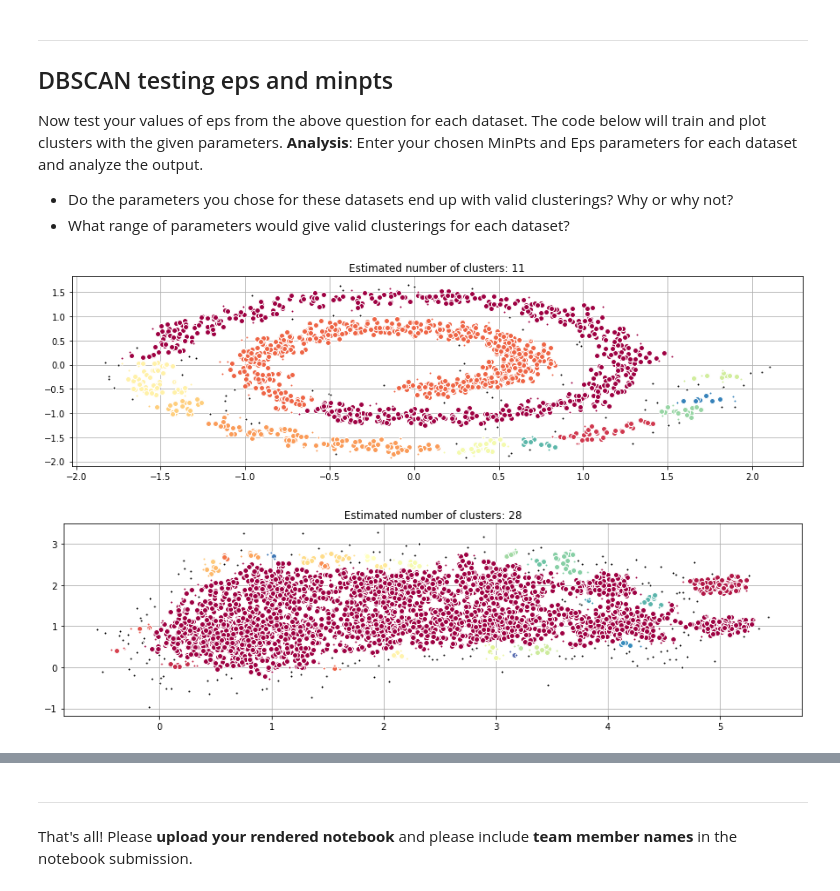
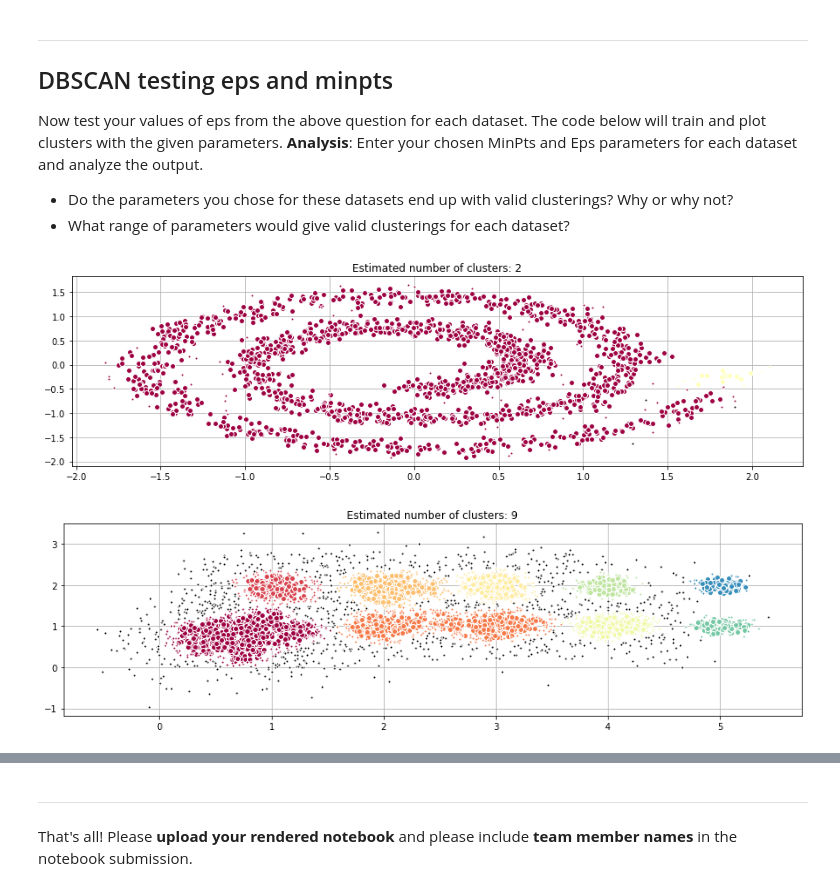
Before and after one commit to zharris1/ICA_Clustering, a Jupyter notebook: ICA4_DataMining.ipynb, the cells around one changed output, grey strips where cells are left out. Cells and saved outputs as stored; diff of their text form; code cells hidden in the pictures.

```diff
--- a/ICA4_DataMining.ipynb
+++ b/ICA4_DataMining.ipynb
@@ -310,8 +318,8 @@ from sklearn.neighbors import kneighbors_graph
 
 #=======================================================
 # CHANGE THESE VALUES TO ADJUST MINPTS FOR EACH DATASET
-X2_N = 4
-X3_N = 4
+X2_N = 8
+X3_N = 25
 #=======================================================
 
 # create connectivity graphs before calcualting the hierarchy
@@ -370,9 +381,9 @@ from sklearn.cluster import DBSCAN
 #=====================================
 # ENTER YOUR CODE HERE TO CHANGE MINPTS AND EPS FOR EACH DATASET
 X2_minpts = X2_N # from above
-X2_eps = 0.1
+X2_eps = 0.17
 X3_minpts = X3_N # from above
-X3_eps = 0.1
+X3_eps = 0.15
 #=====================================
 
 for i, (data, minpts, eps) in enumerate(zip([X2,X3],[X2_minpts,X3_minpts],[X2_eps,X3_eps])):
@@ -384,32 +395,32 @@ for i, (data, minpts, eps) in enumerate(zip([X2,X3],[X2_minpts,X3_minpts],[X2_ep
     n_clusters_ = len(set(labels)) - (1 if -1 in labels else 0)
 
     # mark the samples that are considered "core"
     core_samples_mask = np.zeros_like(db.labels_, dtype=bool)
     core_samples_mask[db.core_sample_indices_] = True
 
     plt.figure(figsize=(15,4))
     unique_labels = set(labels) # the unique labels
     colors = plt.cm.Spectral(np.linspace(0, 1, len(unique_labels)))
     for k, col in zip(unique_labels, colors):
         if k == -1:
             # Black used for noise.
             col = 'k'
 
         class_member_mask = (labels == k)
 
         xy = data[class_member_mask & core_samples_mask]
         # plot the core points in this class
         plt.plot(xy[:, 0], xy[:, 1], 'o', markerfacecolor=col,
                  markeredgecolor='w', markersize=6)
 
         # plot the remaining points that are edge points
         xy = data[class_member_mask & ~core_samples_mask]
         plt.plot(xy[:, 0], xy[:, 1], 'o', markerfacecolor=col,
                  markeredgecolor='w', markersize=3)
 
     plt.title('Estimated number of clusters: %d' % n_clusters_)
     plt.grid()
     plt.show()
 # %% [output]
-[figure, old version]
+[figure, new version]
-[figure, old version]
+[figure, new version]
```
Also changed, not shown: parts of 10 cells of this notebook.
